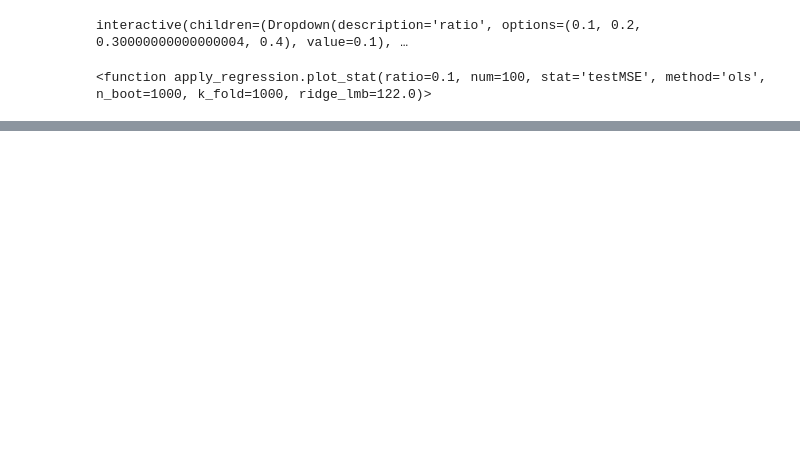
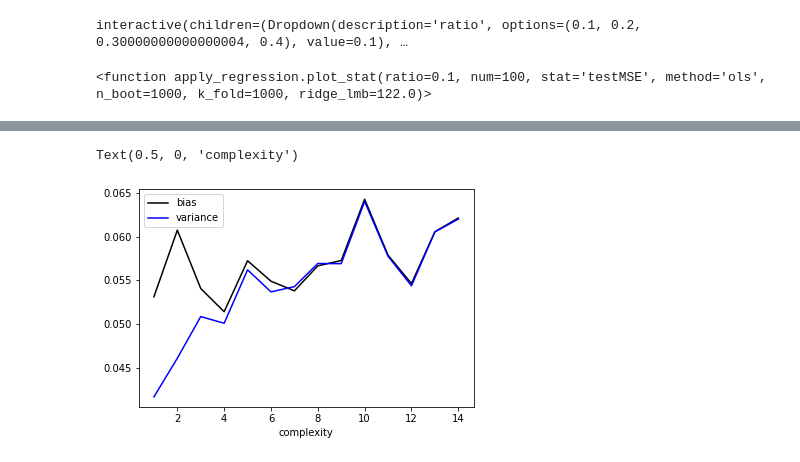
Before and after one commit to am-kaiser/CompSci-Project-1, a Jupyter notebook: regression_analysis/regression analysis.ipynb, the cells around one changed output, grey strips where cells are left out. Cells and saved outputs as stored; diff of their text form; code cells hidden in the pictures; blank space fills up the shorter version.

```diff
--- a/regression_analysis/regression analysis.ipynb
+++ b/regression_analysis/regression analysis.ipynb
@@ -444,0 +427,15 @@ ax.legend()
+# %%
+r_ind = 1 # r=0.1
+n_ind = 1 # n=100
+noise_ind = 2 #noise variance = 0.5
+ols_bias = test_bias[:, n_ind, noise_ind, r_ind, 0, 0, 0]
+ols_var = test_var[:, n_ind, noise_ind, r_ind, 0, 0, 0]
+
+fig, ax = plt.subplots()
+ax.plot(p, ols_bias, 'k', label="bias")
+ax.plot(p, ols_var, 'b', label="variance")
+ax.legend()
+ax.set_xlabel("complexity")
+# %% [output]
+Text(0.5, 0, 'complexity')
+[figure, added]
```
Also changed, not shown: parts of 20 cells of this notebook, 2 other files.
